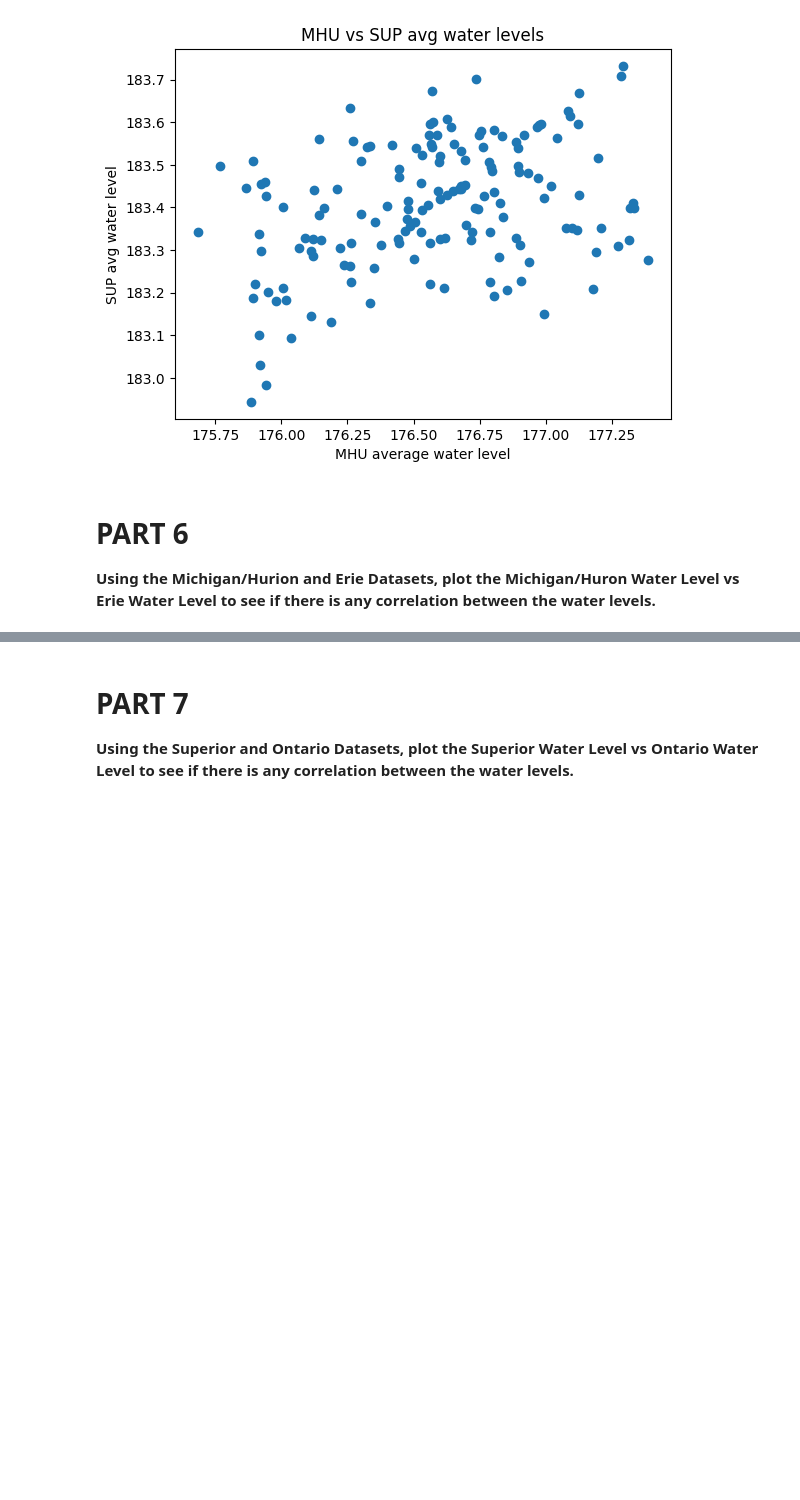
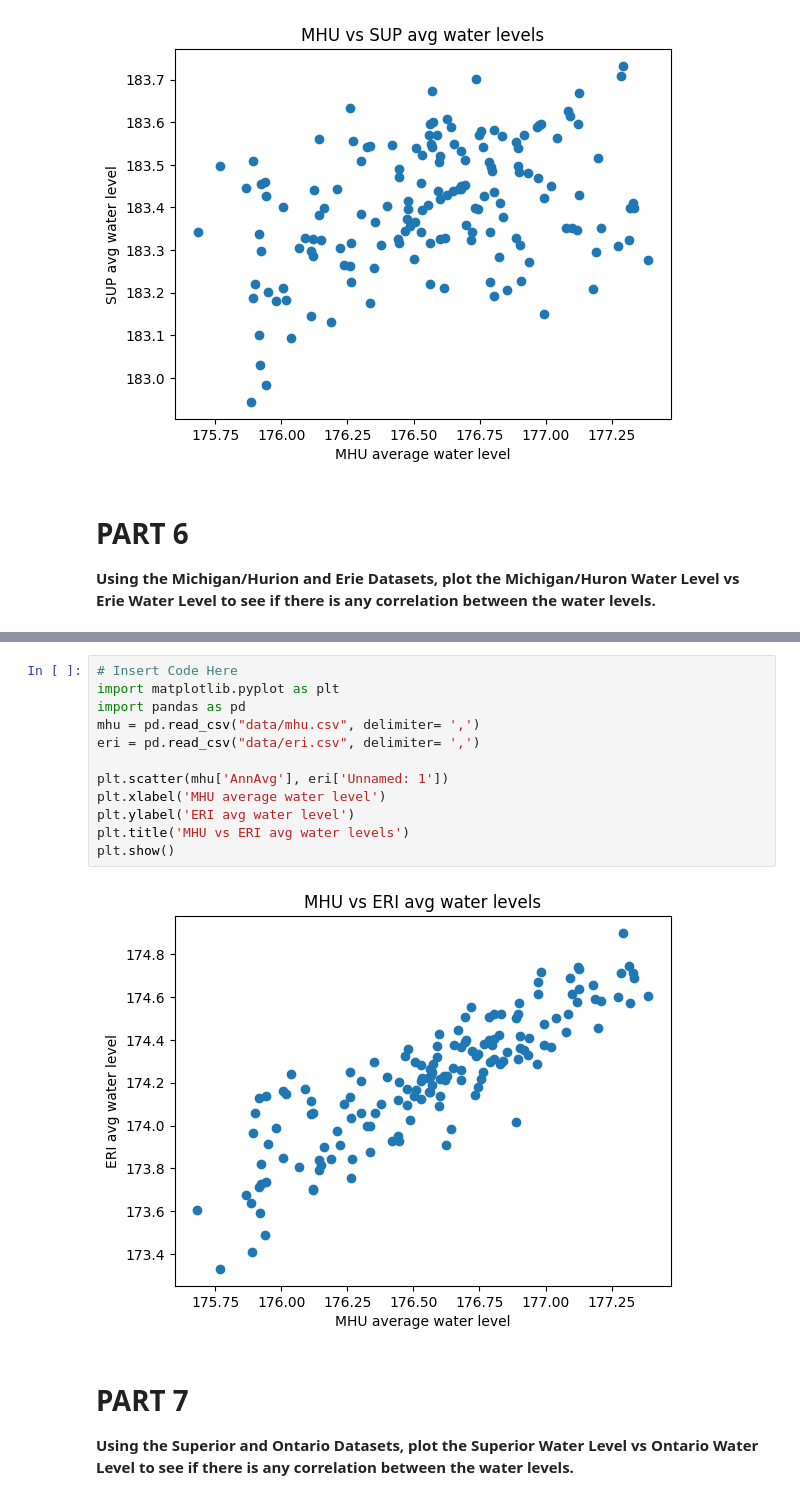
Before and after one commit to chittur4/CMSE202_Git_Started, a Jupyter notebook: Great_Lakes_and_Grand_River.ipynb, the cells around one changed output, grey strips where cells are left out. Drawn from its saved outputs; the diff is of its cells as text; blank space fills up the shorter version.

```diff
--- a/Great_Lakes_and_Grand_River.ipynb
+++ b/Great_Lakes_and_Grand_River.ipynb
@@ -77,3 +73,17 @@ KeyError: 'AnnAvg'
+# %%
+# Insert Code Here
+import matplotlib.pyplot as plt
+import pandas as pd
+mhu = pd.read_csv("data/mhu.csv", delimiter= ',')
+eri = pd.read_csv("data/eri.csv", delimiter= ',')
+
+plt.scatter(mhu['AnnAvg'], eri['Unnamed: 1'])
+plt.xlabel('MHU average water level')
+plt.ylabel('ERI avg water level')
+plt.title('MHU vs ERI avg water levels')
+plt.show()
+# %% [output]
+[figure, added]
 # %% [markdown]
 # PART 7
 
```
Also changed, not shown: parts of 1 cell of this notebook.
